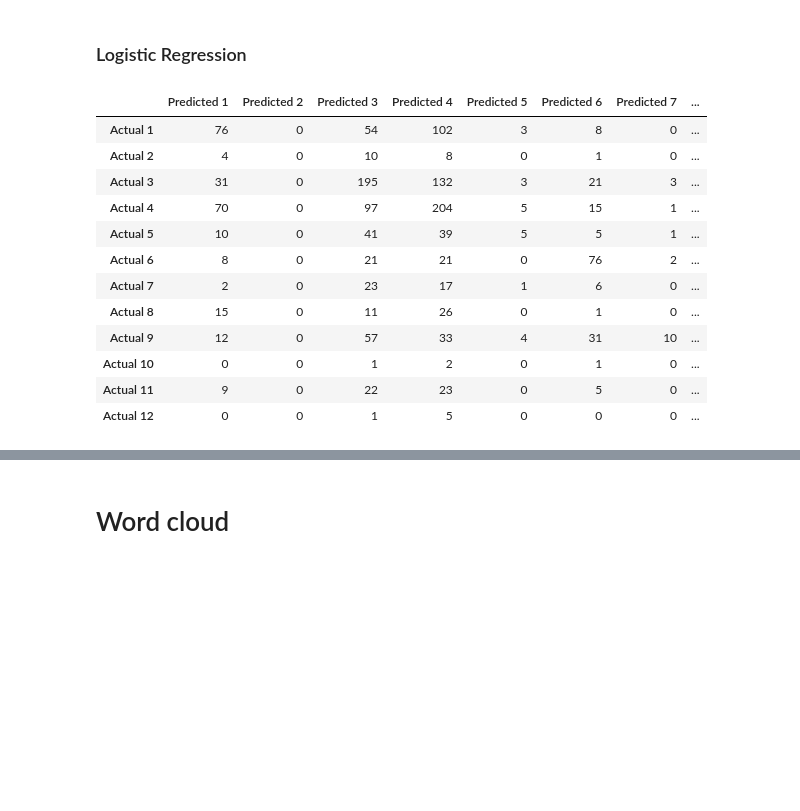
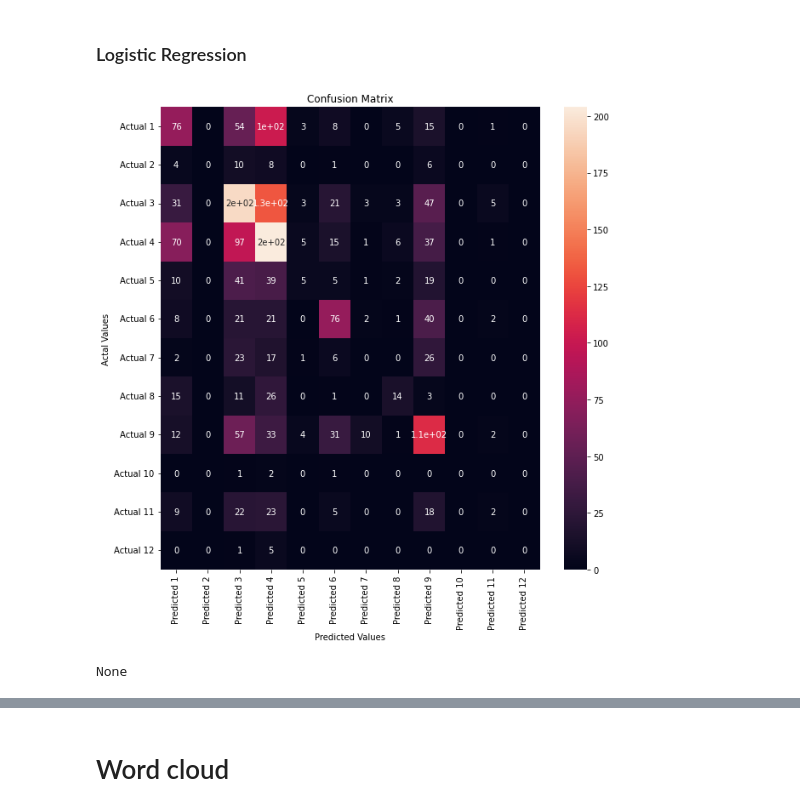
Before and after one commit to Sarahhabbi/EmotionAnalysis, a Jupyter notebook: notebook.ipynb, the cells around one changed output, grey strips where cells are left out. Saved outputs shown, nothing was run; the diff lists cells and outputs as text; code cells hidden in the pictures; blank space fills up the shorter version.

```diff
--- a/notebook.ipynb
+++ b/notebook.ipynb
@@ -102,18 +117,6 @@ def cleaning_stopwords(text):
 # %%
-# removing pseudos
-data_preprocessed['content'] = data_preprocessed['content'].replace('@[a-zA-Z0-9-_]*',"")
-
-# to lower case
-data_preprocessed['content'] = data_preprocessed['content'].str.lower()
-
-# remove URL
-data_preprocessed['content'] = data_preprocessed['content'].replace('((www.[^s]+)|(https?://[^s]+))',"")
-
-# remove punctuation
-data_preprocessed['content'] = data_preprocessed['content'].apply(lambda text: cleaning_punctuations(text))
-
 # remove stop word
-data_preprocessed['content'] = data_preprocessed['content'].apply(lambda text: cleaning_stopwords(text))
+data_preprocessed['content'] = data_preprocessed['content'].apply(lambda text: cleaning_tweet(text))
 
 #tokenization
 tokenizer = RegexpTokenizer(r'\w+|$[0-9]+|\S+')
@@ -123,19 +126,18 @@ data_preprocessed['content'] = data_preprocessed['content'].apply(
 # %%
 # replace sentiment with numbers
 sentiment_to_number = {
-    'empty': 0,
-    'sadness': 1 ,
-    'enthusiasm' : 2,
-    'neutral' : 3,
-    'worry' : 4,
-    'surprise' : 5,
-    'love' : 6,
+    'boredom' : 4,
+    'sadness': 3 ,
+    'worry' : 2,
+    'hate' : 1,
+    'anger' : 0,
+    'neutral' : 5,
+    'enthusiasm' : 7,
+    'surprise' : 8,
+    'love' : 9,
     'fun' : 7,
-    'hate' : 8,
-    'happiness' : 9,
-    'boredom' : 10,
-    'relief' : 11,
-    'anger' : 12
+    'happiness' : 7,
+    'relief' : 6
 }
 
 data_preprocessed['sentiment'] = data_preprocessed['sentiment'].replace(to_replace = sentiment_to_number)
@@ -141,0 +160,2 @@ data_preprocessed['sentiment'] = data_preprocessed['sentiment'].replace(to_repla
+# %%
+_deepnote_run_altair(data_preprocessed, """{"$schema":"https://vega.github.io/schema/vega-lite/v4.json","mark":{"type":"bar","tooltip":true},"height":220,"autosize":{"type":"fit"},"data":{"name":"placeholder"},"encoding":{"x":{"field":"sentiment","type":"quantitative","sort":null,"scale":{"type":"linear","zero":false}},"y":{"field":"COUNT(*)","type":"quantitative","sort":null,"aggregate":"count","scale":{"type":"linear","zero":true}},"color":{"field":"","type":"nominal","sort":null,"scale":{"type":"linear","zero":false}}}}""")
@@ -227,18 +249,7 @@ model_Evaluate(LRmodel)
 y_pred3 = LRmodel.predict(X_test)
 # %%
 # confusion matrix
-display(plot_confusion_matrix(y_test, y_pred3))
+plot_confusion_matrix(y_test, y_pred3)
 # %% [output]
-|  | Predicted 1 | Predicted 2 | Predicted 3 | Predicted 4 | Predicted 5 | Predicted 6 | Predicted 7 | ... |
-| Actual 1 | 76 | 0 | 54 | 102 | 3 | 8 | 0 | ... |
-| Actual 2 | 4 | 0 | 10 | 8 | 0 | 1 | 0 | ... |
-| Actual 3 | 31 | 0 | 195 | 132 | 3 | 21 | 3 | ... |
-| Actual 4 | 70 | 0 | 97 | 204 | 5 | 15 | 1 | ... |
-| Actual 5 | 10 | 0 | 41 | 39 | 5 | 5 | 1 | ... |
-| Actual 6 | 8 | 0 | 21 | 21 | 0 | 76 | 2 | ... |
-| Actual 7 | 2 | 0 | 23 | 17 | 1 | 6 | 0 | ... |
-| Actual 8 | 15 | 0 | 11 | 26 | 0 | 1 | 0 | ... |
-| Actual 9 | 12 | 0 | 57 | 33 | 4 | 31 | 10 | ... |
-| Actual 10 | 0 | 0 | 1 | 2 | 0 | 1 | 0 | ... |
-| Actual 11 | 9 | 0 | 22 | 23 | 0 | 5 | 0 | ... |
-| Actual 12 | 0 | 0 | 1 | 5 | 0 | 0 | 0 | ... |
+[figure, added]
+None
```
Also changed, not shown: parts of 7 cells of this notebook.
